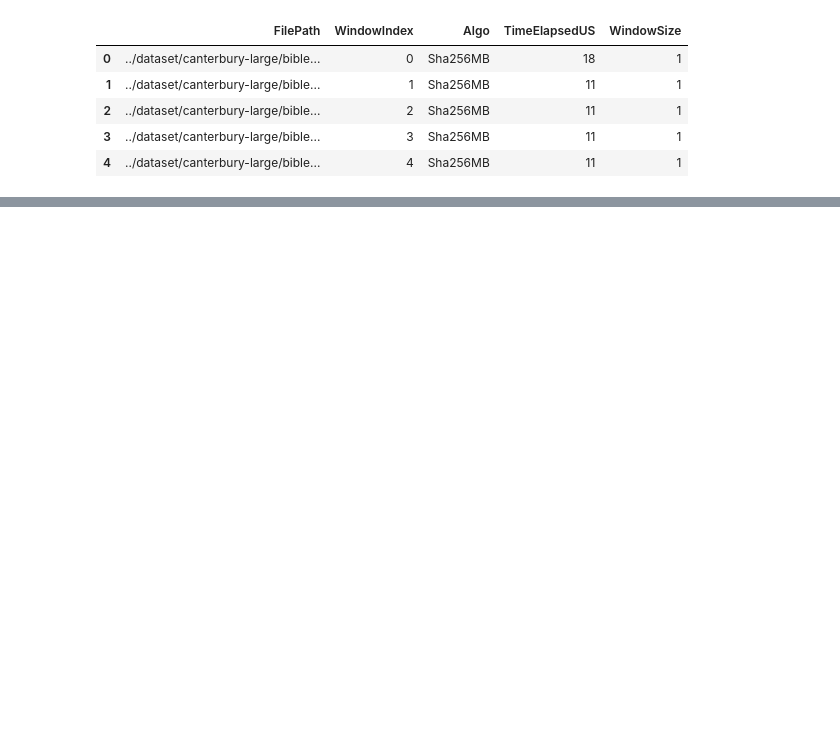
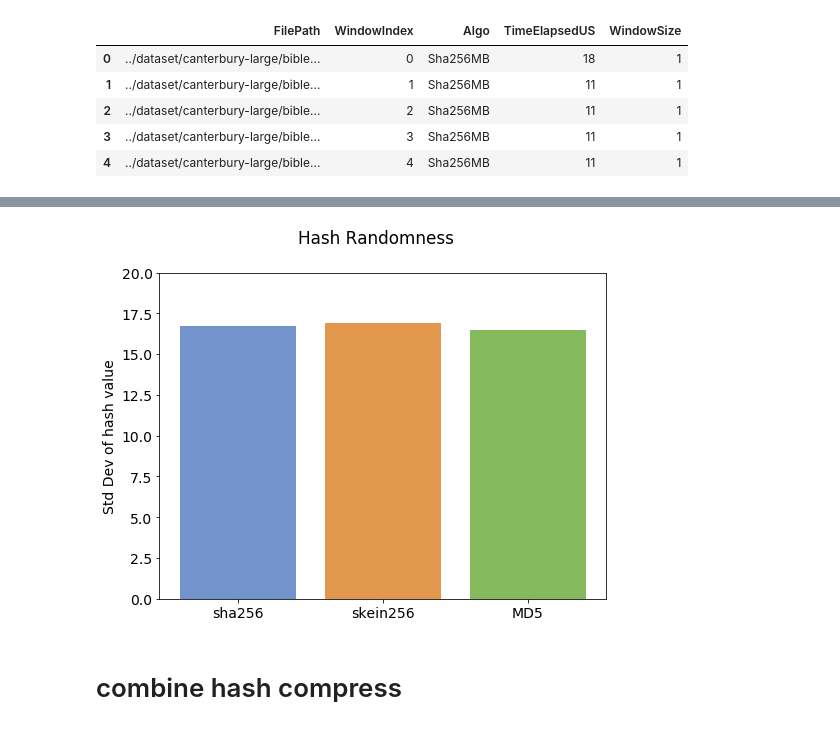
Before and after one commit to ankitkumar93/compute-war, a Jupyter notebook: notebooks/hash-perf.ipynb, the cells around one changed output, grey strips where cells are left out. Cells and saved outputs as stored; diff of their text form; code cells hidden in the pictures; blank space fills up the shorter version.

```diff
--- a/notebooks/hash-perf.ipynb
+++ b/notebooks/hash-perf.ipynb
@@ -116,0 +159,18 @@ alg_group.aggregate(np.std)
+# %%
+fig, ax = plt.subplots(1, 1, figsize=(8, 6))
+algs = ['sha256', 'skein256', 'MD5']
+stds = [16.7326, 16.9214, 16.4905]
+for i in range(len(algs)):
+    ax.bar(i+1, stds[i], color=bar_codes[i])
+ax.set_ylim(0, 20)
+ax.set_xticks(range(1, len(algs) + 1))
+ax.set_xticklabels(algs)
+ax.set_ylabel("Std Dev of hash value")
+fig.suptitle("Hash Randomness")
+plt.savefig('hash_randomness.png')
+
+#plt.show()
+# %% [output]
+[figure, added]
+# %% [markdown]
+# combine hash compress
```
Also changed, not shown: parts of 7 cells of this notebook, 3 other files.
